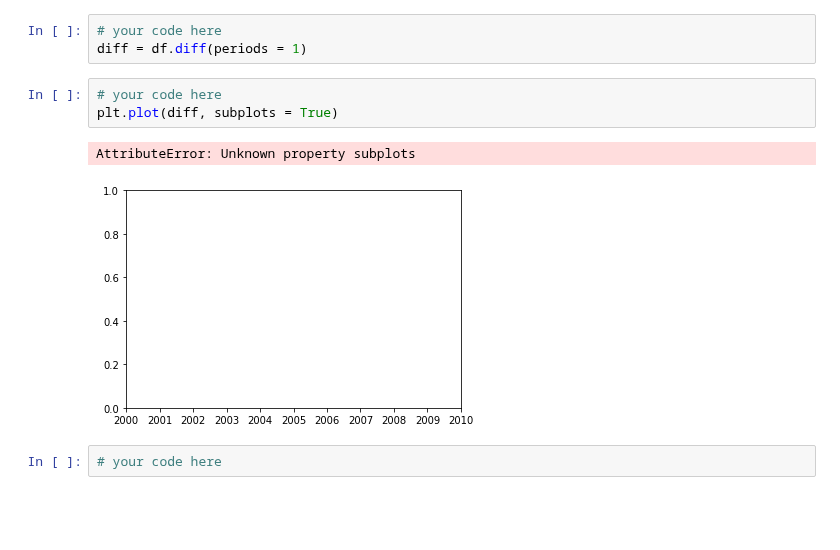
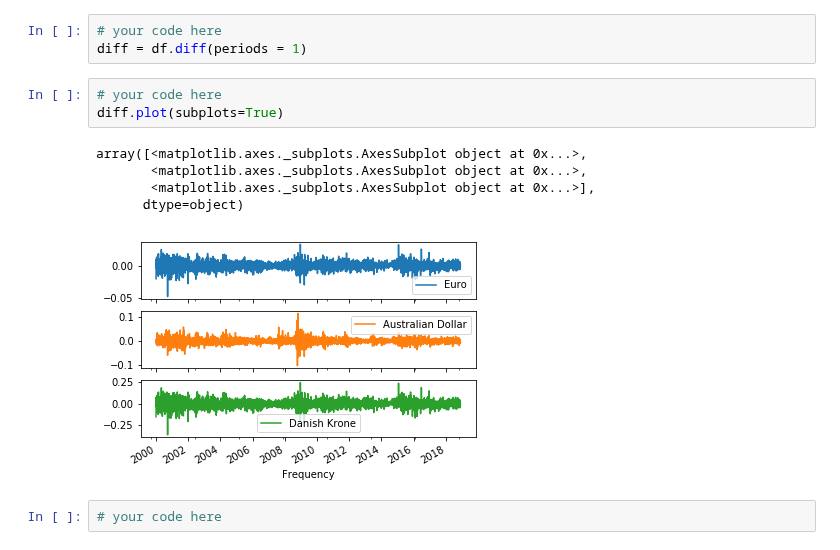
Before and after one commit to justinlee3/dsc-enterprise-hsbc-autocorrelation-in-time-series-lab-hsbc-ds-081319, a Jupyter notebook: index.ipynb, the cells around one changed output. Drawn from its saved outputs; the diff is of its cells as text; blank space fills up the shorter version.

```diff
--- a/index.ipynb
+++ b/index.ipynb
@@ -63,10 +63,13 @@ Next, look at the plots of the differenced series. Use subplots to plot them rat
 diff = df.diff(periods = 1)
 # %%
 # your code here
-plt.plot(diff, subplots = True)
+diff.plot(subplots=True)
 # %% [output]
-AttributeError: Unknown property subplots
+array([<matplotlib.axes._subplots.AxesSubplot object at 0x...>,
+       <matplotlib.axes._subplots.AxesSubplot object at 0x...>,
+       <matplotlib.axes._subplots.AxesSubplot object at 0x...>],
+      dtype=object)
-[figure, old version]
+[figure, new version]
 # %%
 # your code here
 # %% [markdown]
```
